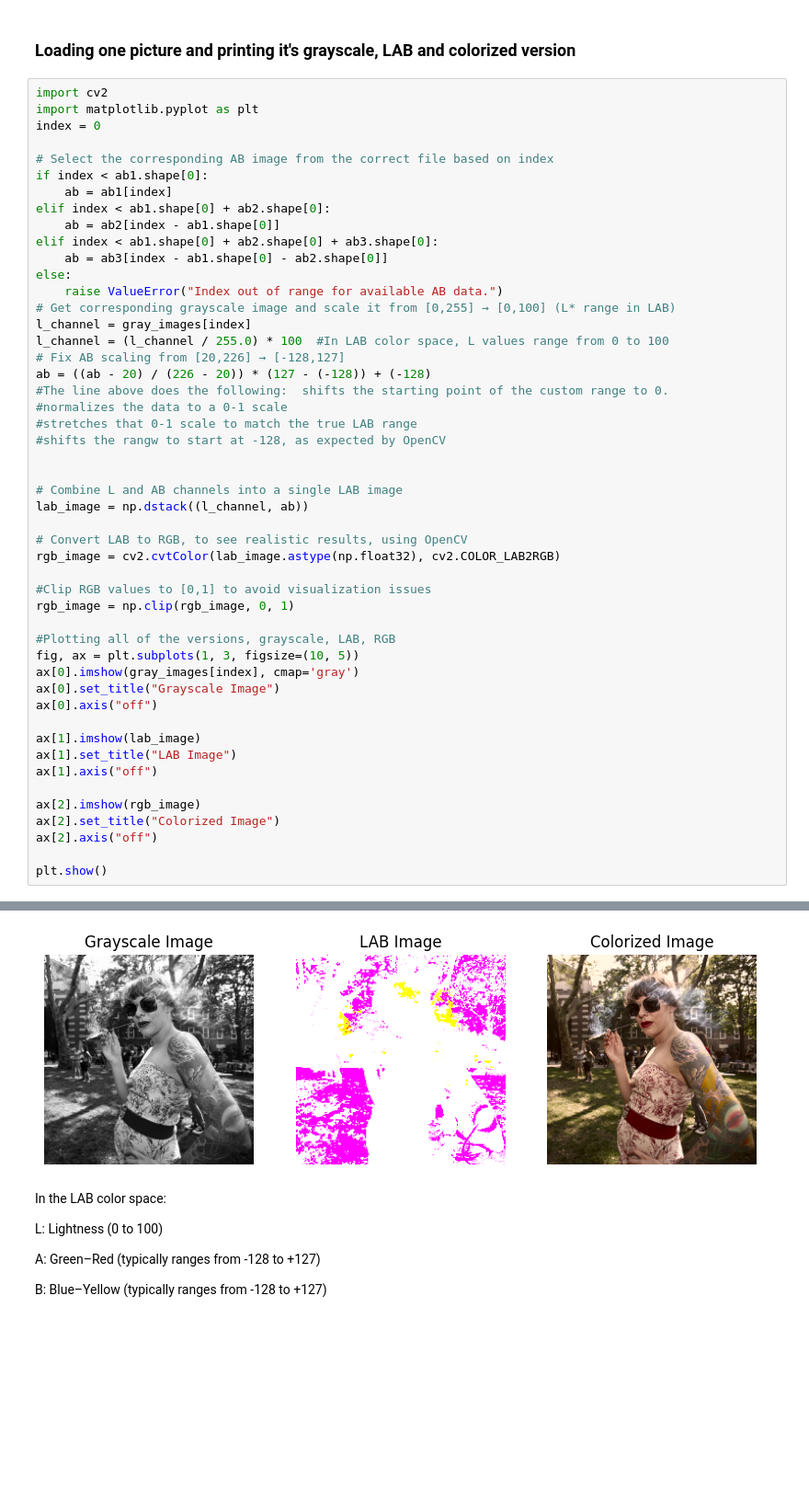
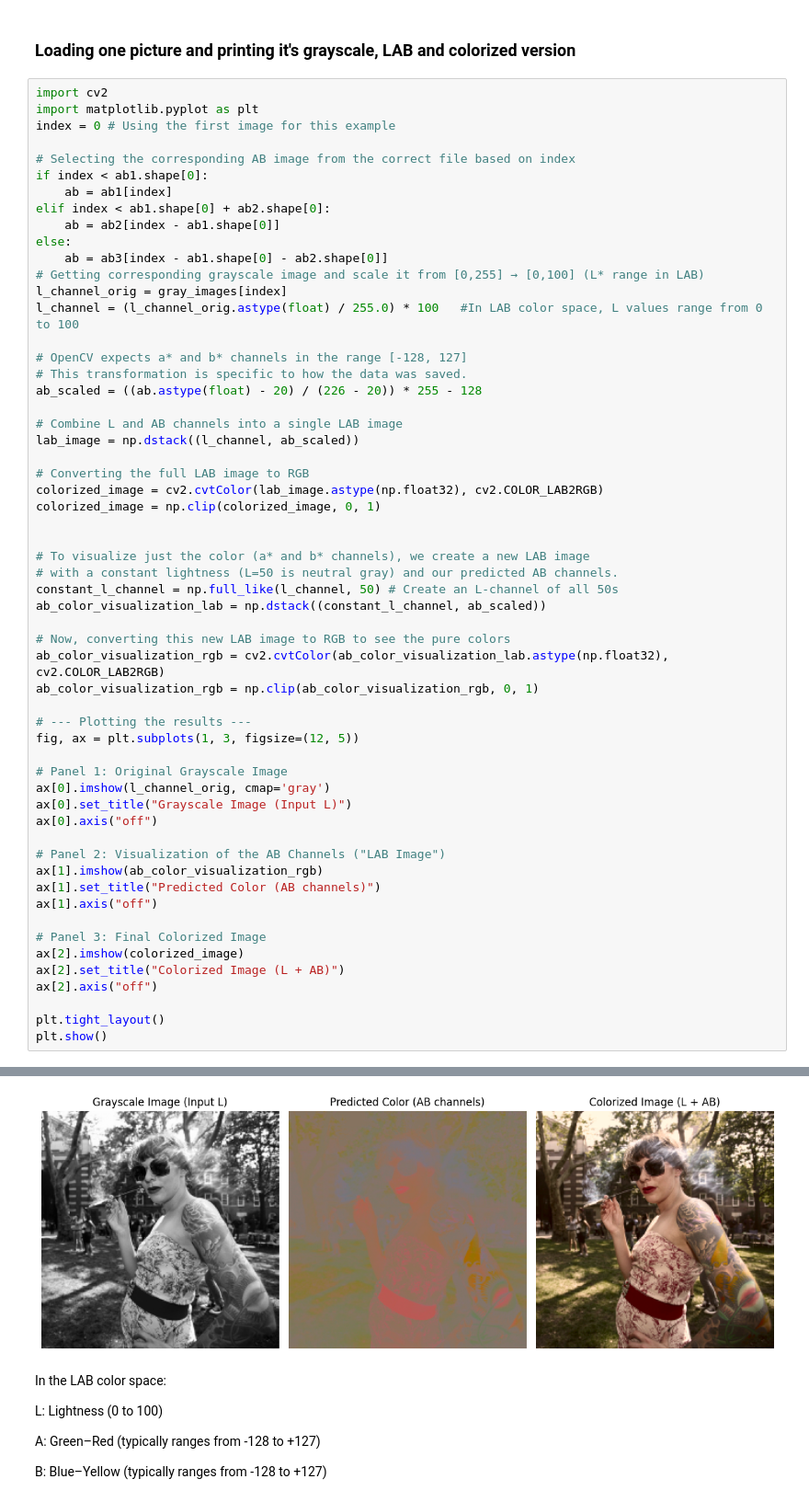
Before and after one commit to aandrijana/ColorizeIMG, a Jupyter notebook: Intro,_Data_Loading_And_Exploration.ipynb, the cells around one changed output, grey strips where cells are left out. Shown at 92% size. Cells and saved outputs as stored; diff of their text form; blank space fills up the shorter version.

```diff
--- a/Intro,_Data_Loading_And_Exploration.ipynb
+++ b/Intro,_Data_Loading_And_Exploration.ipynb
@@ -93,50 +124,58 @@ AB Channels Range: 20 to 226
 # %%
 import cv2
 import matplotlib.pyplot as plt
-index = 0
+index = 0 # Using the first image for this example
 
-# Select the corresponding AB image from the correct file based on index
+# Selecting the corresponding AB image from the correct file based on index
 if index < ab1.shape[0]:
     ab = ab1[index]
 elif index < ab1.shape[0] + ab2.shape[0]:
     ab = ab2[index - ab1.shape[0]]
-elif index < ab1.shape[0] + ab2.shape[0] + ab3.shape[0]:
+else:
     ab = ab3[index - ab1.shape[0] - ab2.shape[0]]
-else:
-    raise ValueError("Index out of range for available AB data.")
-# Get corresponding grayscale image and scale it from [0,255] → [0,100] (L* range in LAB)
-l_channel = gray_images[index]
-l_channel = (l_channel / 255.0) * 100  #In LAB color space, L values range from 0 to 100
-# Fix AB scaling from [20,226] → [-128,127]
-ab = ((ab - 20) / (226 - 20)) * (127 - (-128)) + (-128)
-#The line above does the following:  shifts the starting point of the custom range to 0.
-#normalizes the data to a 0-1 scale
-#stretches that 0-1 scale to match the true LAB range
-#shifts the rangw to start at -128, as expected by OpenCV
+# Getting corresponding grayscale image and scale it from [0,255] → [0,100] (L* range in LAB)
+l_channel_orig = gray_images[index]
+l_channel = (l_channel_orig.astype(float) / 255.0) * 100   #In LAB color space, L values range from 0 to 100
+
+# OpenCV expects a* and b* channels in the range [-128, 127]
+# This transformation is specific to how the data was saved.
+ab_scaled = ((ab.astype(float) - 20) / (226 - 20)) * 255 - 128
+
+# Combine L and AB channels into a single LAB image
+lab_image = np.dstack((l_channel, ab_scaled))
+
+# Converting the full LAB image to RGB
+colorized_image = cv2.cvtColor(lab_image.astype(np.float32), cv2.COLOR_LAB2RGB)
+colorized_image = np.clip(colorized_image, 0, 1)
 
 
-# Combine L and AB channels into a single LAB image
-lab_image = np.dstack((l_channel, ab))
+# To visualize just the color (a* and b* channels), we create a new LAB image
+# with a constant lightness (L=50 is neutral gray) and our predicted AB channels.
+constant_l_channel = np.full_like(l_channel, 50) # Create an L-channel of all 50s
+ab_color_visualization_lab = np.dstack((constant_l_channel, ab_scaled))
 
-# Convert LAB to RGB, to see realistic results, using OpenCV
-rgb_image = cv2.cvtColor(lab_image.astype(np.float32), cv2.COLOR_LAB2RGB)
+# Now, converting this new LAB image to RGB to see the pure colors
+ab_color_visualization_rgb = cv2.cvtColor(ab_color_visualization_lab.astype(np.float32), cv2.COLOR_LAB2RGB)
+ab_color_visualization_rgb = np.clip(ab_color_visualization_rgb, 0, 1)
 
-#Clip RGB values to [0,1] to avoid visualization issues
-rgb_image = np.clip(rgb_image, 0, 1)
+# --- Plotting the results ---
+fig, ax = plt.subplots(1, 3, figsize=(12, 5))
 
-#Plotting all of the versions, grayscale, LAB, RGB
-fig, ax = plt.subplots(1, 3, figsize=(10, 5))
-ax[0].imshow(gray_images[index], cmap='gray')
-ax[0].set_title("Grayscale Image")
+# Panel 1: Original Grayscale Image
+ax[0].imshow(l_channel_orig, cmap='gray')
+ax[0].set_title("Grayscale Image (Input L)")
 ax[0].axis("off")
 
-ax[1].imshow(lab_image)
-ax[1].set_title("LAB Image")
+# Panel 2: Visualization of the AB Channels ("LAB Image")
+ax[1].imshow(ab_color_visualization_rgb)
+ax[1].set_title("Predicted Color (AB channels)")
 ax[1].axis("off")
 
-ax[2].imshow(rgb_image)
-ax[2].set_title("Colorized Image")
+# Panel 3: Final Colorized Image
+ax[2].imshow(colorized_image)
+ax[2].set_title("Colorized Image (L + AB)")
 ax[2].axis("off")
 
+plt.tight_layout()
 plt.show()
 # %% [output]
@@ -144,4 +182,4 @@ WARNING:matplotlib.image:Clipping input data to the valid range for imshow with
-[figure, old version]
+[figure, new version]
 # %% [markdown]
 In the LAB color space:
 
```
Also changed, not shown: parts of 5 cells of this notebook.
